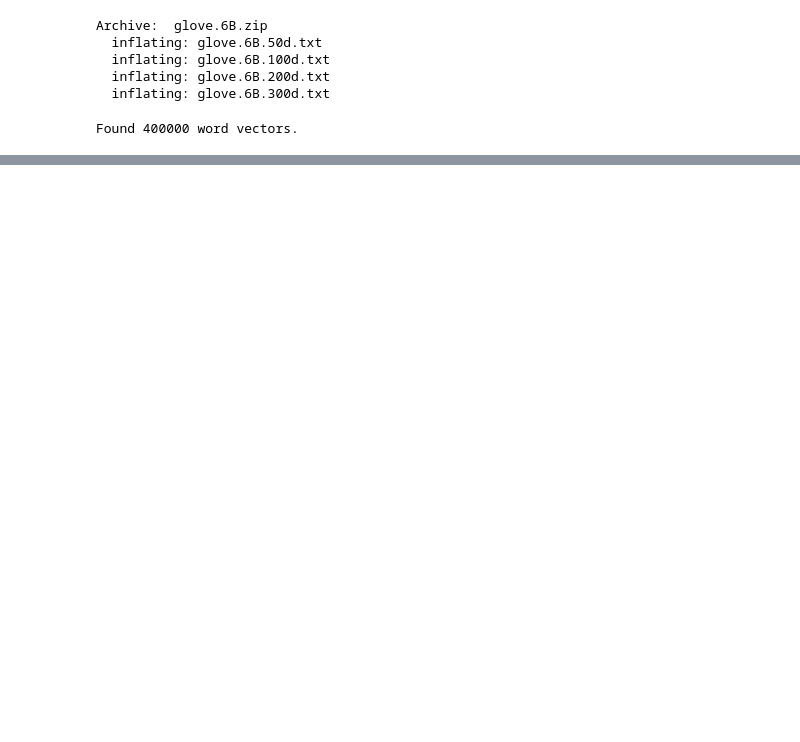
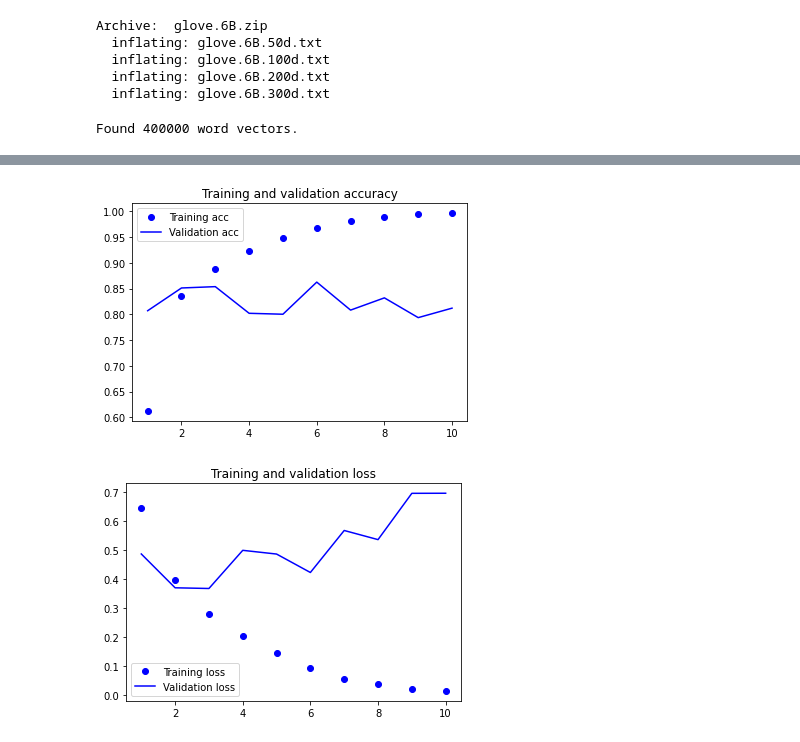
Before and after one commit to shlvd/toy_proj_ml, a Jupyter notebook: NLP/imdb_embed_feedforw.ipynb, the cells around one changed output, grey strips where cells are left out. Saved outputs shown, nothing was run; the diff lists cells and outputs as text; code cells hidden in the pictures; blank space fills up the shorter version.

```diff
--- a/NLP/imdb_embed_feedforw.ipynb
+++ b/NLP/imdb_embed_feedforw.ipynb
@@ -327,0 +349,15 @@ model.evaluate(x_test, y_test)
+# %%
+from keras.datasets import imdb
+from keras.preprocessing import sequence
+max_features = 10000
+maxlen = 500
+batch_size = 32
+print('Loading data...')
+(input_train, y_train), (input_test, y_test) = imdb.load_data(num_words=max_features)
+print(len(input_train), 'train sequences')
+print(len(input_test), 'test sequences')
+print('Pad sequences (samples x time)')
+input_train = sequence.pad_sequences(input_train, maxlen=maxlen)
+input_test = sequence.pad_sequences(input_test, maxlen=maxlen)
+print('input_train shape:', input_train.shape)
+print('input_test shape:', input_test.shape)
@@ -327,0 +371,9 @@ model.evaluate(x_test, y_test)
+# %%
+from keras.models import Sequential
+from keras.layers import Embedding, SimpleRNN, Dense
+model = Sequential()
+model.add(Embedding(max_features, 32))
+model.add(SimpleRNN(32))
+model.add(Dense(1, activation='sigmoid'))
+model.compile(optimizer='rmsprop', loss='binary_crossentropy', metrics=['acc'])
+history = model.fit(input_train, y_train, epochs=10, batch_size=128, validation_split=0.2)
@@ -327,0 +398,20 @@ model.evaluate(x_test, y_test)
+# %%
+import matplotlib.pyplot as plt
+acc = history.history['acc']
+val_acc = history.history['val_acc']
+loss = history.history['loss']
+val_loss = history.history['val_loss']
+epochs = range(1, len(acc) + 1)
+plt.plot(epochs, acc, 'bo', label='Training acc')
+plt.plot(epochs, val_acc, 'b', label='Validation acc')
+plt.title('Training and validation accuracy')
+plt.legend()
+plt.figure()
+plt.plot(epochs, loss, 'bo', label='Training loss')
+plt.plot(epochs, val_loss, 'b', label='Validation loss')
+plt.title('Training and validation loss')
+plt.legend()
+plt.show()
+# %% [output]
+[figure, added]
+[figure, added]
```
Also changed, not shown: parts of 15 cells of this notebook.
